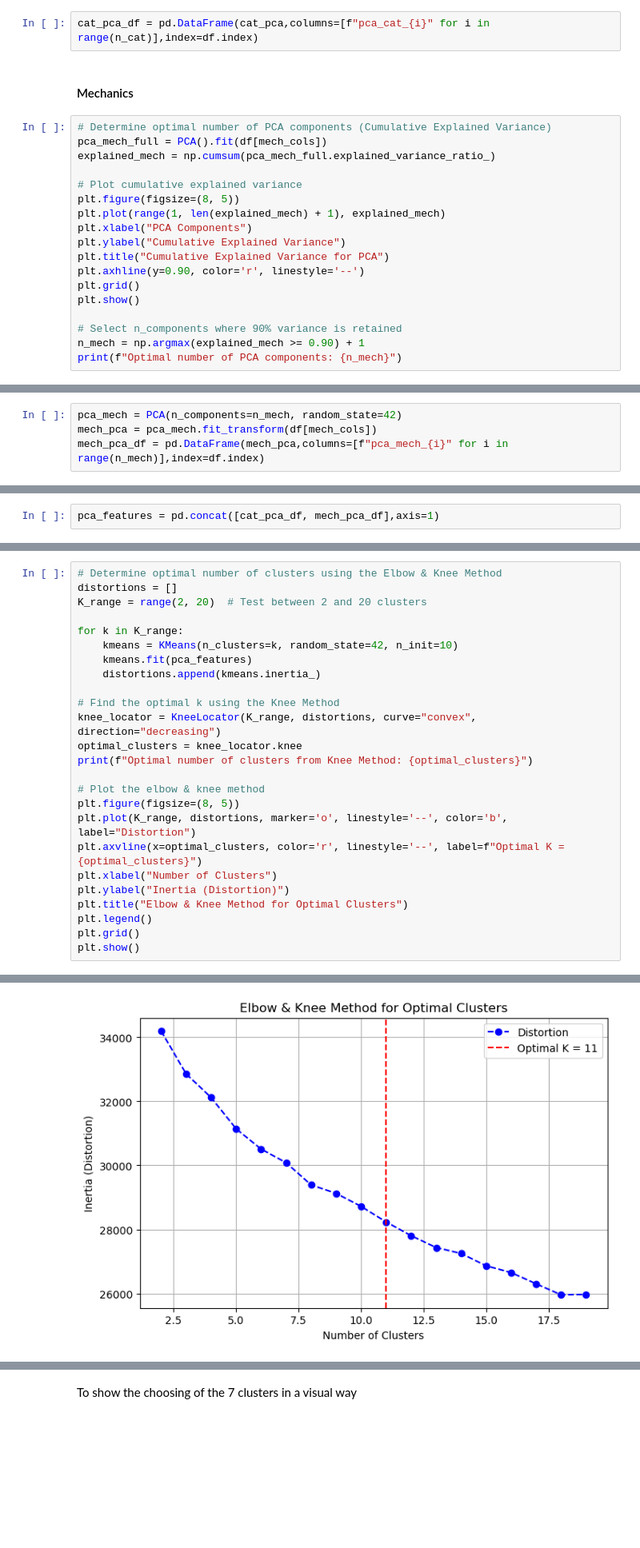
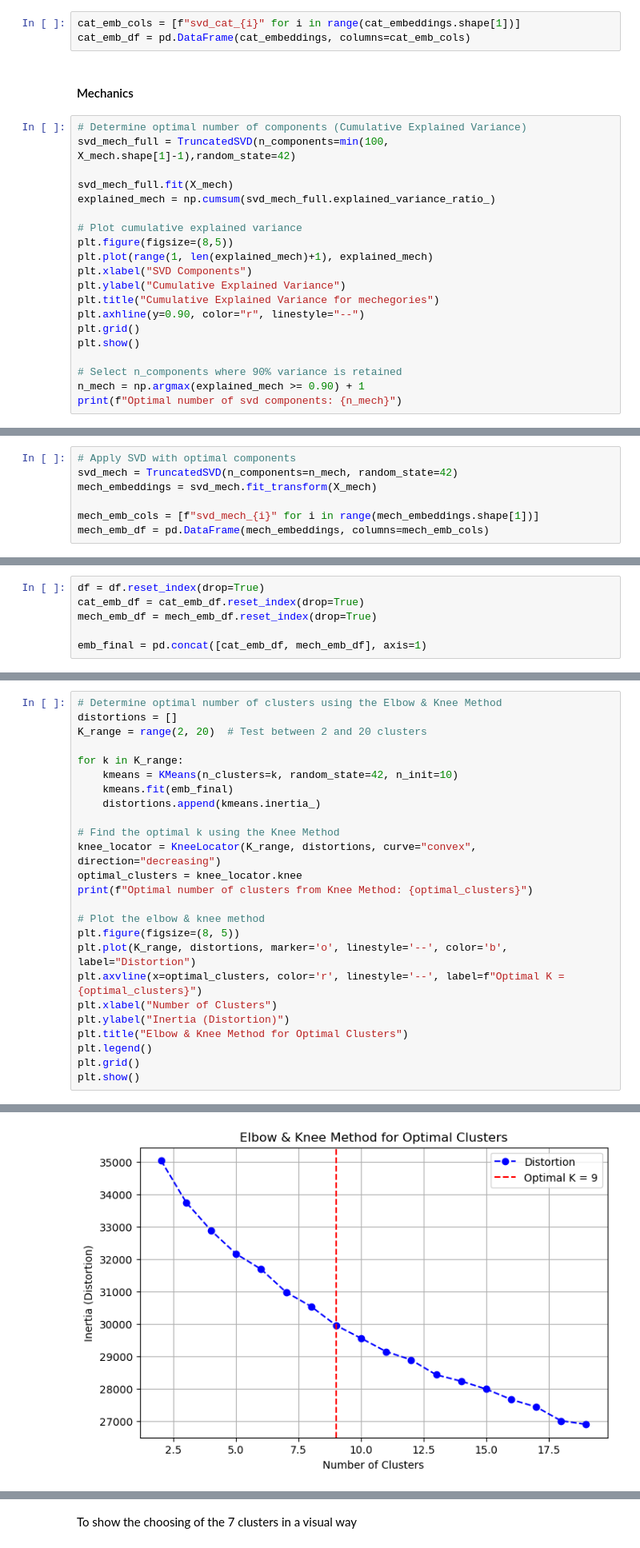
Before and after one commit to aitor-vergaramartin/What2Play, a Jupyter notebook: notebooks/02_Feature Engineering.ipynb, the cells around one changed output, grey strips where cells are left out. Shown at 80% size. Cells and saved outputs as stored; diff of their text form; blank space fills up the shorter version.

```diff
--- a/notebooks/02_Feature Engineering.ipynb
+++ b/notebooks/02_Feature Engineering.ipynb
@@ -142,23 +151,26 @@ cat_pca = pca_cat.fit_transform(df[cat_cols])
 # %%
-cat_pca_df = pd.DataFrame(cat_pca,columns=[f"pca_cat_{i}" for i in range(n_cat)],index=df.index)
+cat_emb_cols = [f"svd_cat_{i}" for i in range(cat_embeddings.shape[1])]
+cat_emb_df = pd.DataFrame(cat_embeddings, columns=cat_emb_cols)
 # %% [markdown]
 #### Mechanics
 # %%
-# Determine optimal number of PCA components (Cumulative Explained Variance)
-pca_mech_full = PCA().fit(df[mech_cols])
-explained_mech = np.cumsum(pca_mech_full.explained_variance_ratio_)
+# Determine optimal number of components (Cumulative Explained Variance)
+svd_mech_full = TruncatedSVD(n_components=min(100, X_mech.shape[1]-1),random_state=42)
+
+svd_mech_full.fit(X_mech)
+explained_mech = np.cumsum(svd_mech_full.explained_variance_ratio_)
 
 # Plot cumulative explained variance
-plt.figure(figsize=(8, 5))
-plt.plot(range(1, len(explained_mech) + 1), explained_mech)
-plt.xlabel("PCA Components")
+plt.figure(figsize=(8,5))
+plt.plot(range(1, len(explained_mech)+1), explained_mech)
+plt.xlabel("SVD Components")
 plt.ylabel("Cumulative Explained Variance")
-plt.title("Cumulative Explained Variance for PCA")
-plt.axhline(y=0.90, color='r', linestyle='--')
+plt.title("Cumulative Explained Variance for mechegories")
+plt.axhline(y=0.90, color="r", linestyle="--")
 plt.grid()
 plt.show()
 
 # Select n_components where 90% variance is retained
 n_mech = np.argmax(explained_mech >= 0.90) + 1
-print(f"Optimal number of PCA components: {n_mech}")
+print(f"Optimal number of svd components: {n_mech}")
 # %% [output]
@@ -167,5 +179,8 @@ Optimal number of PCA components: 72
 # %%
-pca_mech = PCA(n_components=n_mech, random_state=42)
-mech_pca = pca_mech.fit_transform(df[mech_cols])
-mech_pca_df = pd.DataFrame(mech_pca,columns=[f"pca_mech_{i}" for i in range(n_mech)],index=df.index)
+# Apply SVD with optimal components
+svd_mech = TruncatedSVD(n_components=n_mech, random_state=42)
+mech_embeddings = svd_mech.fit_transform(X_mech)
+
+mech_emb_cols = [f"svd_mech_{i}" for i in range(mech_embeddings.shape[1])]
+mech_emb_df = pd.DataFrame(mech_embeddings, columns=mech_emb_cols)
 # %% [markdown]
@@ -173,5 +188,9 @@ Concatenate both PCA
 # %%
-pca_features = pd.concat([cat_pca_df, mech_pca_df],axis=1)
+df = df.reset_index(drop=True)
+cat_emb_df = cat_emb_df.reset_index(drop=True)
+mech_emb_df = mech_emb_df.reset_index(drop=True)
+
+emb_final = pd.concat([cat_emb_df, mech_emb_df], axis=1)
 # %% [markdown]
 #### KMeans
 
@@ -183,7 +202,7 @@ K_range = range(2, 20)  # Test between 2 and 20 clusters
 
 for k in K_range:
     kmeans = KMeans(n_clusters=k, random_state=42, n_init=10)
-    kmeans.fit(pca_features)
+    kmeans.fit(emb_final)
     distortions.append(kmeans.inertia_)
 
 # Find the optimal k using the Knee Method
@@ -206,4 +225,4 @@ Optimal number of clusters from Knee Method: 11
-[figure, old version]
+[figure, new version]
 # %%
 # Apply K-Means with optimal clusters
 kmeans = KMeans(n_clusters=optimal_clusters, random_state=42, n_init=10)
```
Also changed, not shown: parts of 22 cells of this notebook, 3 other files.
